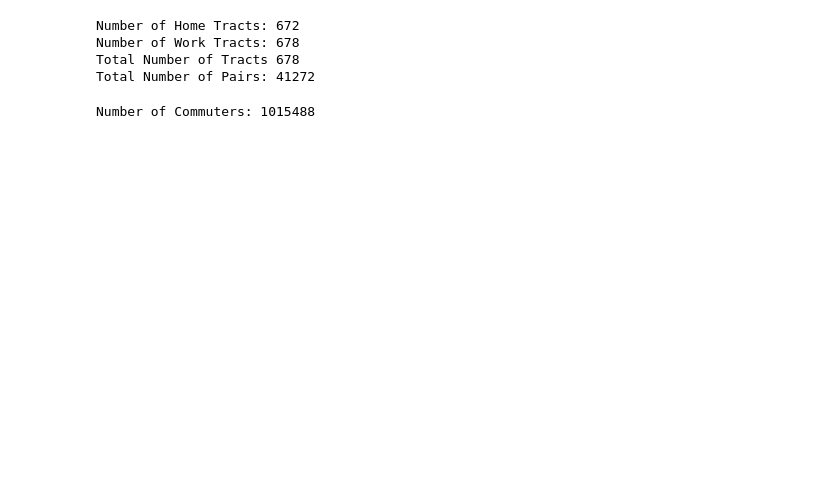
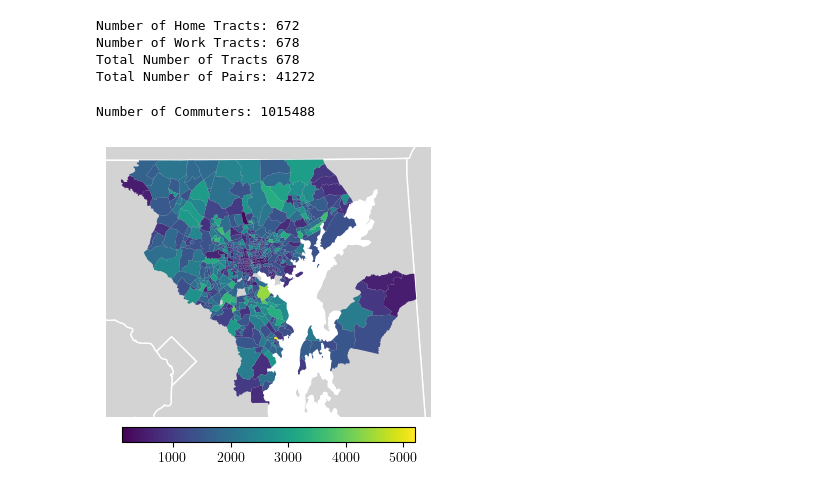
Before and after one commit to GavinEngelstad/NetSciBaltimoreBridge, a Jupyter notebook: code/figures/data.ipynb, the cells around one changed output. Saved outputs shown, nothing was run; the diff lists cells and outputs as text; code cells hidden in the pictures; blank space fills up the shorter version.

```diff
--- a/code/figures/data.ipynb
+++ b/code/figures/data.ipynb
@@ -171,6 +174,46 @@ Total Number of Pairs: 41272
 print(f'Number of Commuters: {int(jtw['flow'].sum())}')
 # %% [output]
 Number of Commuters: 1015488
+# %%
+## Viz Tract Sources
+fig, ax = plt.subplots()
+fig.set_figwidth(MAP_WIDTH)
+fig.set_figheight(MAP_WIDTH*1.25)
+ax.axis('off')
+
+tracts.plot(
+    column='residents',
+    cmap='viridis',
+    legend=True,
+    legend_kwds={
+        'orientation': 'horizontal',
+        'pad': 0.025,
+        'shrink': 0.9
+    },
+    zorder=5,
+    ax=ax
+)
+
+# bounds
+xlim = ax.get_xlim()
+ylim = ax.get_ylim()
+
+# add land
+us_states.plot(
+    facecolor='lightgray',
+    edgecolor='white',
+    zorder=0,
+    ax=ax
+)
+
+# final things
+ax.set_xlim(xlim) # keep bounds around baltimore
+ax.set_ylim(ylim)
+fig.tight_layout(pad=0)
+folder = 'presentation' if present else 'paper'
+if save: fig.savefig(f'{folder}/maps/tract_home.pdf', bbox_inches='tight', pad_inches=0)
+# %% [output]
+[figure, added]
 # %%
 ## Viz Tract Sources
 fig, ax = plt.subplots()
```
Also changed, not shown: parts of 6 cells of this notebook, 13 other files.
